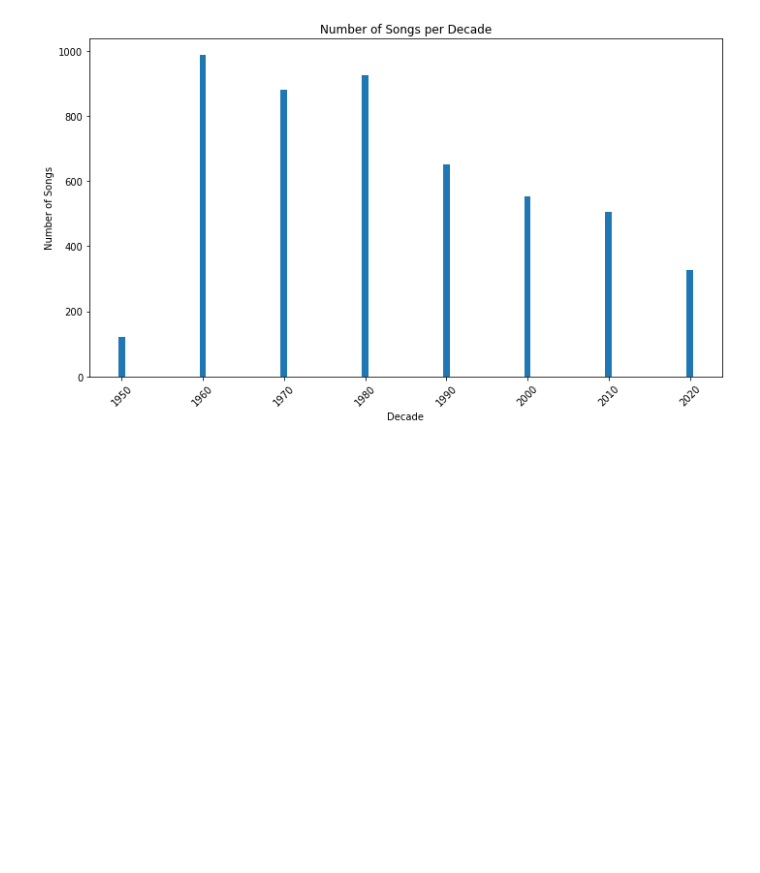
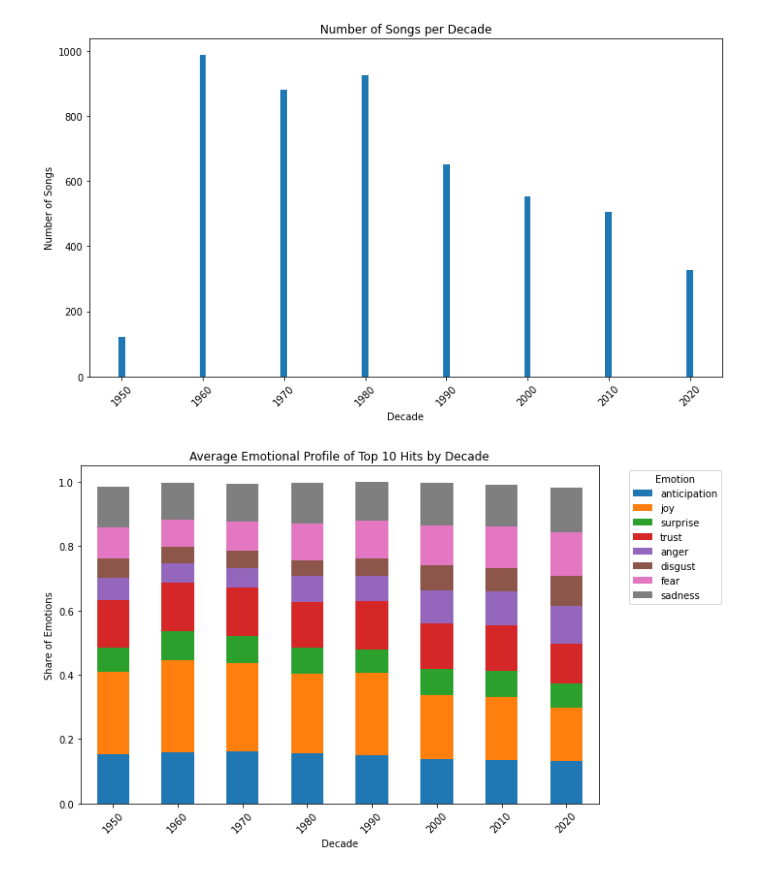
Before and after one commit to the-pudding/ai-data, a Jupyter notebook: emotional_lyrics.ipynb, the cells around one changed output. Drawn from its saved outputs; the diff is of its cells as text; code cells hidden in the pictures; blank space fills up the shorter version.

```diff
--- a/emotional_lyrics.ipynb
+++ b/emotional_lyrics.ipynb
@@ -359,3 +255,63 @@ plt.tight_layout()
 plt.show()
 # %% [output]
 [figure]
+# %%
+import pandas as pd
+import matplotlib.pyplot as plt
+import ast
+
+# Read the data from the CSV file
+data = pd.read_csv('song_emotion_results.csv')
+
+# Convert the 'chart_week' column to datetime
+data['chart_week'] = pd.to_datetime(data['chart_week'])
+
+# Extract the year and decade from the 'chart_week' column
+data['year'] = data['chart_week'].dt.year
+data['decade'] = (data['year'] // 10) * 10
+
+# Filter the data to include only songs that reached the top 10
+top_10_data = data[data['peak_pos'] <= 10]
+
+# Convert the 'Emotions' column from string to dictionary
+top_10_data['Emotions'] = top_10_data['Emotions'].apply(ast.literal_eval)
+
+# Define the emotions to analyze
+emotions = ['anger', 'anticipation', 'disgust', 'joy', 'surprise', 'trust', 'fear', 'sadness']
+
+# Define positive and negative emotions
+positive_emotions = ['anticipation', 'joy', 'surprise', 'trust']
+negative_emotions = ['anger', 'disgust', 'fear', 'sadness']
+
+# Calculate the normalized emotion scores for each song
+def normalize_emotions(row):
+    emotion_scores = [row['Emotions'].get(emotion, 0) for emotion in emotions]
+    total_score = sum(emotion_scores)
+    if total_score > 0:
+        normalized_scores = [score / total_score for score in emotion_scores]
+    else:
+        normalized_scores = [0] * len(emotions)
+    return pd.Series(normalized_scores, index=emotions)
+
+top_10_data[emotions] = top_10_data.apply(normalize_emotions, axis=1)
+
+# Calculate the average normalized emotion scores for each decade
+decade_emotion_avg = top_10_data.groupby('decade')[emotions].mean()
+
+# Reorder the columns to have positive emotions on the bottom and negative emotions on the top
+decade_emotion_avg = pd.concat([decade_emotion_avg[positive_emotions], decade_emotion_avg[negative_emotions]], axis=1)
+
+# Create a stacked bar chart
+ax = decade_emotion_avg.plot(kind='bar', stacked=True, figsize=(10, 6))
+ax.set_xlabel('Decade')
+ax.set_ylabel('Share of Emotions')
+ax.set_title('Average Emotional Profile of Top 10 Hits by Decade')
+ax.legend(title='Emotion', bbox_to_anchor=(1.05, 1), loc='upper left')
+
+# Rotate x-tick labels for better readability
+plt.xticks(rotation=45)
+
+plt.tight_layout()
+plt.show()
+# %% [output]
+[figure, new version]
```
Also changed, not shown: parts of 9 cells of this notebook, 3 other files.
